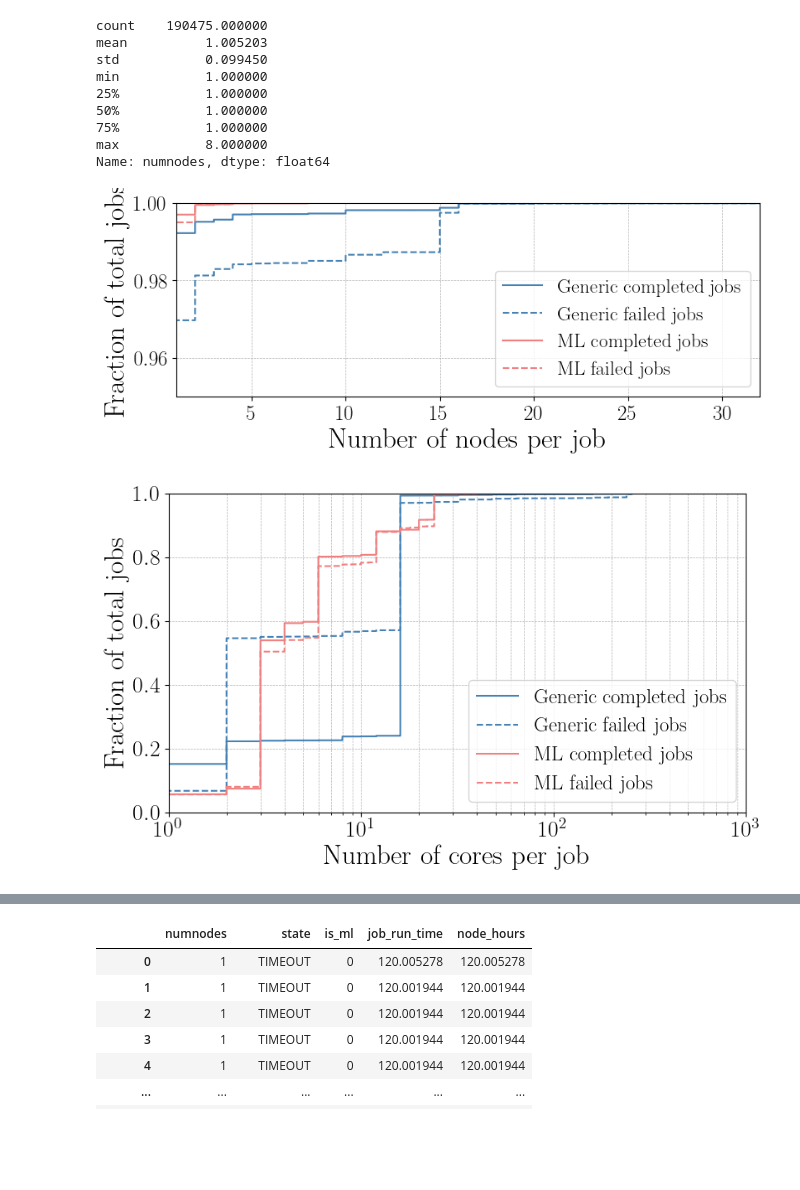
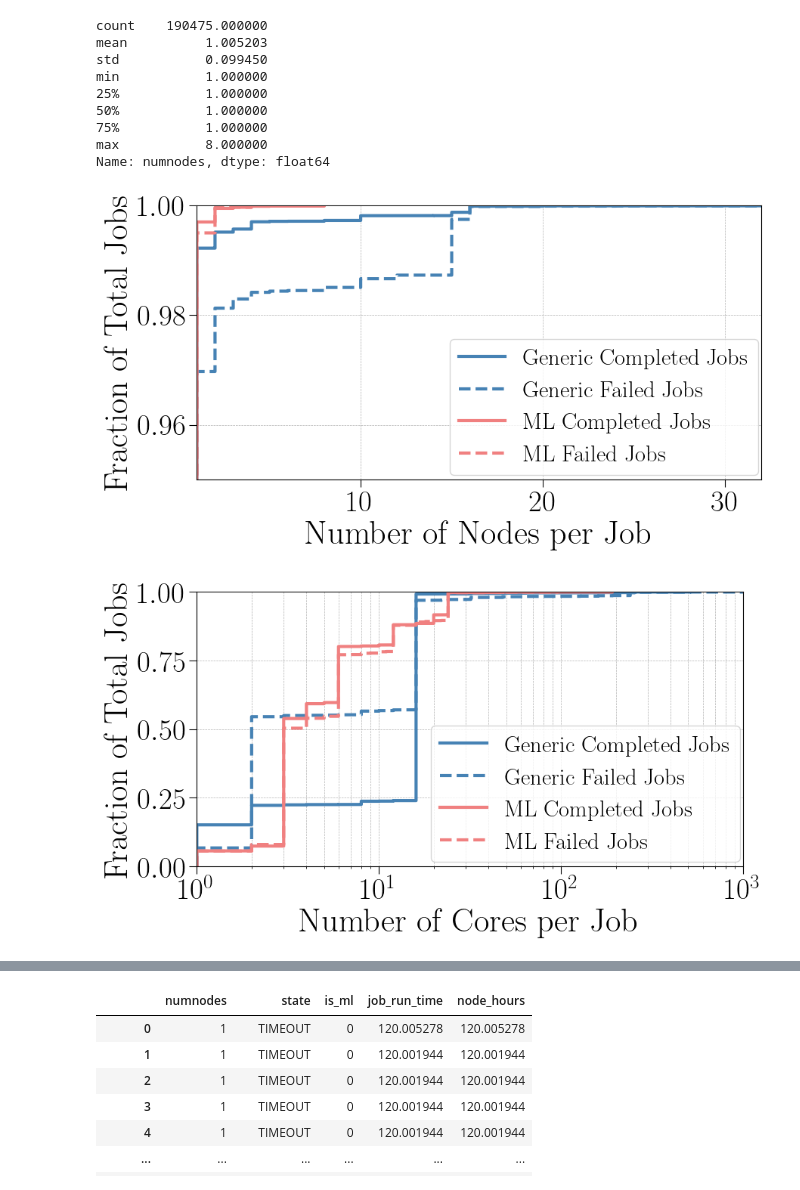
Before and after one commit to atlarge-research/2024-icpads-hpc-workload-characterization, a Jupyter notebook: 5d_job_size_analysis.ipynb, the cells around one changed output, grey strips where cells are left out. Saved outputs shown, nothing was run; the diff lists cells and outputs as text; code cells hidden in the pictures; blank space fills up the shorter version.

```diff
--- a/5d_job_size_analysis.ipynb
+++ b/5d_job_size_analysis.ipynb
@@ -52,29 +52,30 @@ Name: numnodes, dtype: float64
 # %%
 # draw a cdf plot for gereric and ml jobs, completed and failed
 fig, ax = plt.subplots()
 # fig size (9,6)
-fig.set_size_inches(9, 3)
-sns.ecdfplot(data=df_slurm_generic_completed['numnodes'], ax=ax, color='steelblue', linestyle = 'solid', label = 'Generic completed jobs')
-sns.ecdfplot(data=df_slurm_generic_failed['numnodes'], ax=ax, color='steelblue', linestyle = 'dashed', label = 'Generic failed jobs')
-sns.ecdfplot(data=df_slurm_ml_completed['numnodes'], ax=ax, color='lightcoral', linestyle = 'solid', label = 'ML completed jobs')
-sns.ecdfplot(data=df_slurm_ml_failed['numnodes'], ax=ax, color='lightcoral', linestyle = 'dashed', label = 'ML failed jobs')
+fig.set_size_inches(9, 5)
+sns.ecdfplot(data=df_slurm_generic_completed['numnodes'], ax=ax, color='steelblue', linestyle = 'solid', label = 'Generic Completed Jobs', linewidth=3)
+sns.ecdfplot(data=df_slurm_generic_failed['numnodes'], ax=ax, color='steelblue', linestyle = 'dashed', label = 'Generic Failed Jobs', linewidth=3)
+sns.ecdfplot(data=df_slurm_ml_completed['numnodes'], ax=ax, color='lightcoral', linestyle = 'solid', label = 'ML Completed Jobs', linewidth=3)
+sns.ecdfplot(data=df_slurm_ml_failed['numnodes'], ax=ax, color='lightcoral', linestyle = 'dashed', label = 'ML Failed Jobs', linewidth=3)
 
 # set grid
 ax.grid(True, which='both', linestyle='--', linewidth=0.5)
 ax.set_xlim([1, 32])
 # set x scale
 ax.set_xscale('linear')
 
 
 ax.set_ylim([0.95, 1])
-plt.tick_params(axis='both', which='major', labelsize=18)
-plt.legend(loc='lower right', fontsize=17)
-plt.xlabel('Number of nodes per job', fontsize=24)
-plt.ylabel('Fraction of total jobs', fontsize=24)
+plt.tick_params(axis='both', which='major', labelsize=28, length=7)
+plt.legend(loc='lower right', fontsize=22, bbox_to_anchor=(1.015, -0.025))
+plt.xlabel('Number of Nodes per Job', fontsize=32)
+plt.ylabel('Fraction of Total Jobs', fontsize=32)
 # plt.title('CDF of Number of Cores for Different States and Job Types')
+plt.tight_layout()
 plt.show()
 # %% [output]
-[figure, old version]
+[figure, new version]
 # %%
 df_slurm = spark.read.parquet(path_job_dataset)
 df_slurm = get_gpu_node_col(df_slurm, 'node')
@@ -97,24 +98,25 @@ df_slurm_ml_failed = df_slurm_ml[df_slurm_ml['state'] == 'FAILED']
 fig, ax = plt.subplots()
 # fig size (9,6)
 fig.set_size_inches(9, 5)
-sns.ecdfplot(data=df_slurm_generic_completed['numcores'], ax=ax, color='steelblue', linestyle = 'solid', label = 'Generic completed jobs')
-sns.ecdfplot(data=df_slurm_generic_failed['numcores'], ax=ax, color='steelblue', linestyle = 'dashed', label = 'Generic failed jobs')
-sns.ecdfplot(data=df_slurm_ml_completed['numcores'], ax=ax, color='lightcoral', linestyle = 'solid', label = 'ML completed jobs')
-sns.ecdfplot(data=df_slurm_ml_failed['numcores'], ax=ax, color='lightcoral', linestyle = 'dashed', label = 'ML failed jobs')
+sns.ecdfplot(data=df_slurm_generic_completed['numcores'], ax=ax, color='steelblue', linestyle = 'solid', label = 'Generic Completed Jobs', linewidth=3)
+sns.ecdfplot(data=df_slurm_generic_failed['numcores'], ax=ax, color='steelblue', linestyle = 'dashed', label = 'Generic Failed Jobs', linewidth=3)
+sns.ecdfplot(data=df_slurm_ml_completed['numcores'], ax=ax, color='lightcoral', linestyle = 'solid', label = 'ML Completed Jobs', linewidth=3)
+sns.ecdfplot(data=df_slurm_ml_failed['numcores'], ax=ax, color='lightcoral', linestyle = 'dashed', label = 'ML Failed Jobs', linewidth=3)
 
 # set grid
 ax.grid(True, which='both', linestyle='--', linewidth=0.5)
 ax.set_xscale('log')
 ax.set_xlim([1, 10**3])
-plt.tick_params(axis='both', which='major', labelsize=20)
-plt.legend(loc='lower right', fontsize=18)
-plt.xlabel('Number of cores per job', fontsize=24)
-plt.ylabel('Fraction of total jobs', fontsize=24)
+plt.tick_params(axis='both', which='major', labelsize=28, length=7)
+plt.legend(loc='lower right', fontsize=22, bbox_to_anchor=(1.015, -0.025))
+plt.xlabel('Number of Cores per Job', fontsize=32)
+plt.ylabel('Fraction of Total Jobs', fontsize=32)
 # plt.title('CDF of Number of Cores for Different States and Job Types')
+plt.tight_layout()
 plt.savefig('plots/section_5/fig-cdf_cores.pdf', bbox_inches = 'tight')
 plt.show()
 # %% [output]
-[figure, old version]
+[figure, new version]
 # %%
 df = pd.read_parquet(path_job_dataset)
 
```
Also changed, not shown: parts of 3 cells of this notebook, 46 other files.
